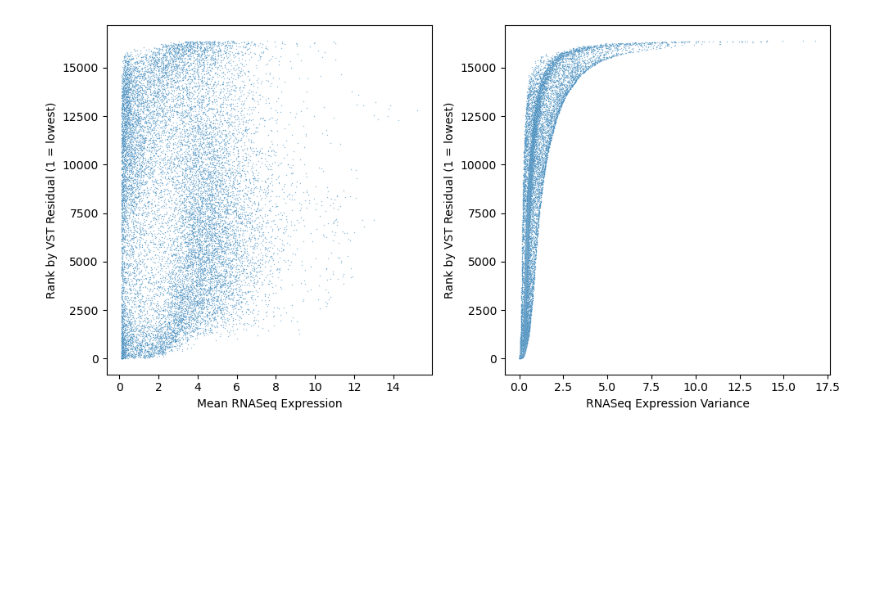
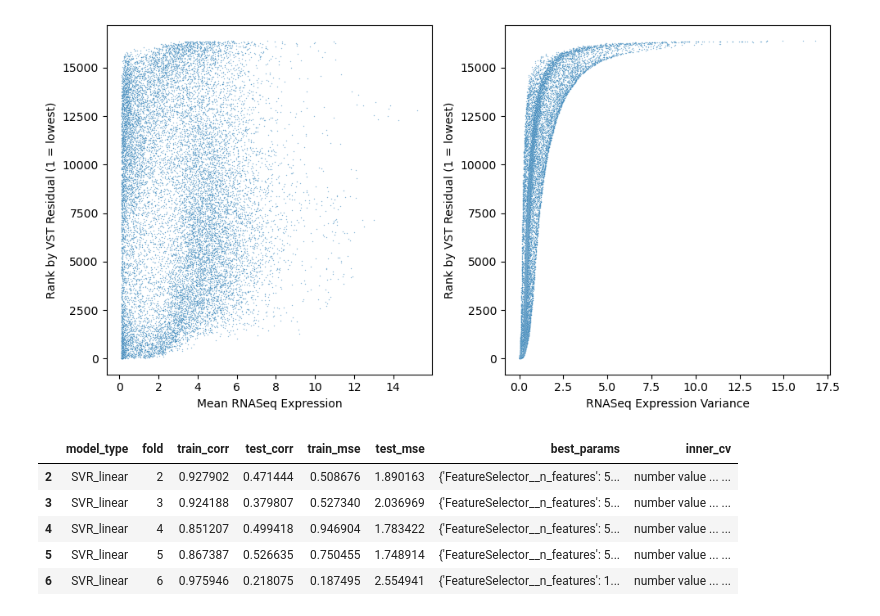
Before and after one commit to hmbaghdassarian/metastatic_potential, a Jupyter notebook: notebooks/A_rna_prediction/01_process_data_transcriptomics.ipynb, the cells around one changed output. Drawn from its saved outputs; the diff is of its cells as text; code cells hidden in the pictures; blank space fills up the shorter version.

Commit message:
continue updating according to new feature selection

```diff
--- a/notebooks/A_rna_prediction/01_process_data_transcriptomics.ipynb
+++ b/notebooks/A_rna_prediction/01_process_data_transcriptomics.ipynb
@@ -155,6 +156,20 @@ fig.tight_layout()
 # %% [output]
 ''
 [figure]
+# %%
+test = pd.read_csv(
+    os.path.join(data_path, 'interim',
+                                       'pipeline_model_selection_transcriptomics_individual.csv'),
+    index_col = 0
+)
+test.tail()
+# %% [output]
+|  | model_type | fold | train_corr | test_corr | train_mse | test_mse | best_params | inner_cv |
+| 2 | SVR_linear | 2 | 0.927902 | 0.471444 | 0.508676 | 1.890163 | {'FeatureSelector__n_features': 5... | number value ... ... |
+| 3 | SVR_linear | 3 | 0.924188 | 0.379807 | 0.527340 | 2.036969 | {'FeatureSelector__n_features': 5... | number value ... ... |
+| 4 | SVR_linear | 4 | 0.851207 | 0.499418 | 0.946904 | 1.783422 | {'FeatureSelector__n_features': 5... | number value ... ... |
+| 5 | SVR_linear | 5 | 0.867387 | 0.526635 | 0.750455 | 1.748914 | {'FeatureSelector__n_features': 5... | number value ... ... |
+| 6 | SVR_linear | 6 | 0.975946 | 0.218075 | 0.187495 | 2.554941 | {'FeatureSelector__n_features': 1... | number value ... ... |
 # %%
 mp.to_csv(os.path.join(data_path, 'processed', 'metastatic_potential.csv'))
 expr.to_csv(os.path.join(data_path, 'processed', 'expr.csv'))
```
Also changed, not shown: parts of 3 cells of this notebook, 2 other files.
